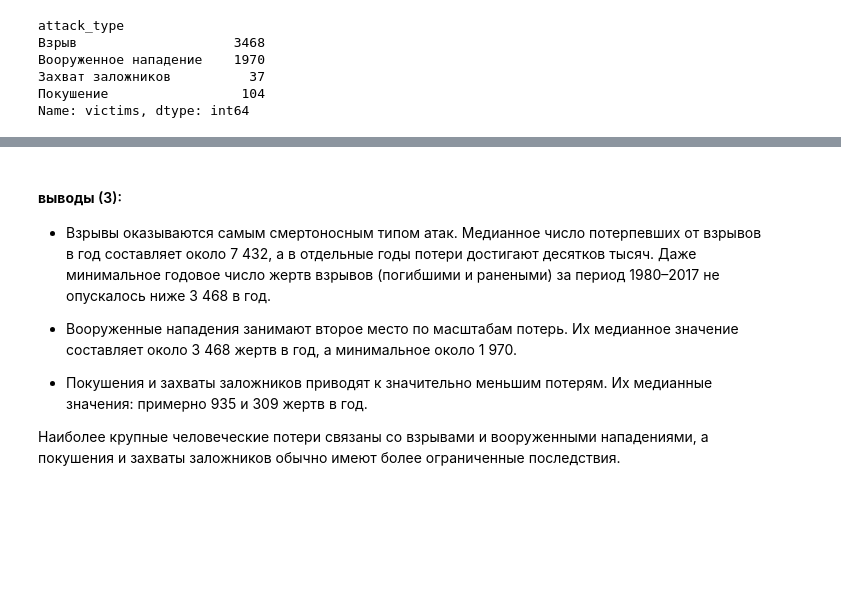
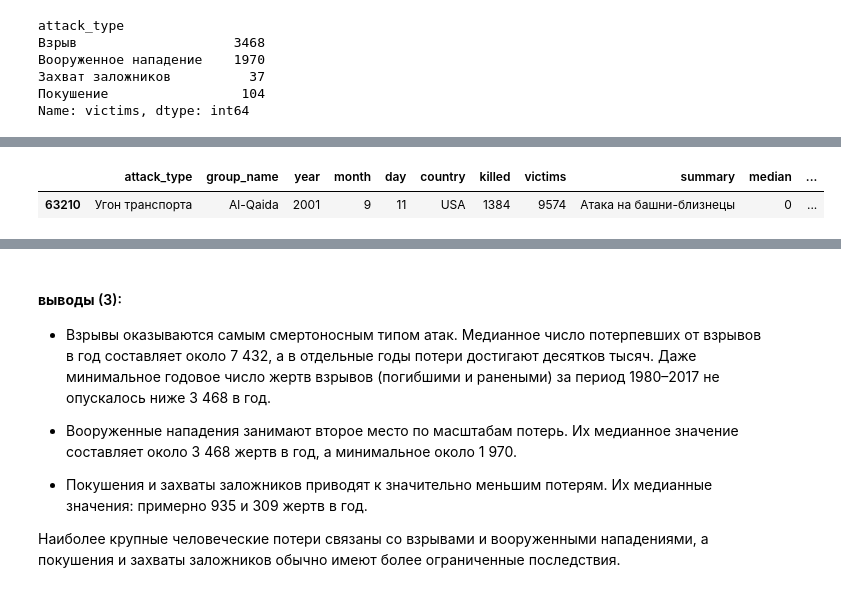
Before and after one commit to niki3080/EDA_Terrorism_ds, a Jupyter notebook: notebooks/02_EDA.ipynb, the cells around one changed output, grey strips where cells are left out. Drawn from its saved outputs; the diff is of its cells as text; code cells hidden in the pictures; blank space fills up the shorter version.

```diff
--- a/notebooks/02_EDA.ipynb
+++ b/notebooks/02_EDA.ipynb
@@ -370,6 +371,51 @@ events
 | 47690 | Покушение | LTTE | Liberation Tigers of Tamil Eelam ... | 1994 | 10 | 24 | Sri Lanka | 54 | 354 | Покушение на\nкандидата\nв презид... | ... |
 | 58155 | Взрыв | Al-Qaida | Al-Qaida | 1998 | 8 | 7 | Kenya | 224 | 4224 | Взрыв у\nпосольства\nСША\n(убиты:... | ... |
 | 123602 | Захват заложников | ISIL | Islamic State of Iraq and the Lev... | 2014 | 6 | 12 | Iraq | 1570 | 1570 | Захват и казнь\nшиитских\nсолдат ... | ... |
+# %%
+df_hijack = df[df["attack_type"] == "Угон транспорта"]
+
+idx_outlier = df_hijack["victims"].idxmax()
+
+events_outlier = df.loc[[idx_outlier], [
+    "attack_type", "group_name", "group_details", "year",
+    "month", "day", "country", "killed", "victims", "summary"
+]].copy()
+
+events_outlier["victims"] = events_outlier["victims"].astype(int)
+events_outlier["killed"] = events_outlier["killed"].astype(int)
+
+events_outlier["attack_short"] = events_outlier["attack_type"].map(attack_short)
+
+# Угон
+events_outlier.loc[63210, 'summary'] = f'Атака на башни-близнецы'
+events_outlier.loc[63210, 'country'] = f'USA'
+events_outlier.loc[63210, 'attack_type'] = f'Угон\u00A0транспорта'
+
+
+hijack = events_outlier[[
+    "attack_type",
+    "group_name",
+    "year",
+    "month",
+    "day",
+    "country",
+    "killed",
+    "victims",
+    "summary"
+]].copy()
+
+hijack["median"] = int(
+    df.loc[df["attack_type"] == "Угон транспорта", "victims"].median()
+)
+hijack["mean"] = int(
+    df.loc[df["attack_type"] == "Угон транспорта", "victims"].mean()
+)
+hijack["total_events"] = len(df_hijack)
+
+hijack
+# %% [output]
+|  | attack_type | group_name | year | month | day | country | killed | victims | summary | median | ... |
+| 63210 | Угон транспорта | Al-Qaida | 2001 | 9 | 11 | USA | 1384 | 9574 | Атака на башни-близнецы | 0 | ... |
 # %%
 import matplotlib.colors as mcolors
 
```
Also changed, not shown: parts of 3 cells of this notebook, 3 other files.
